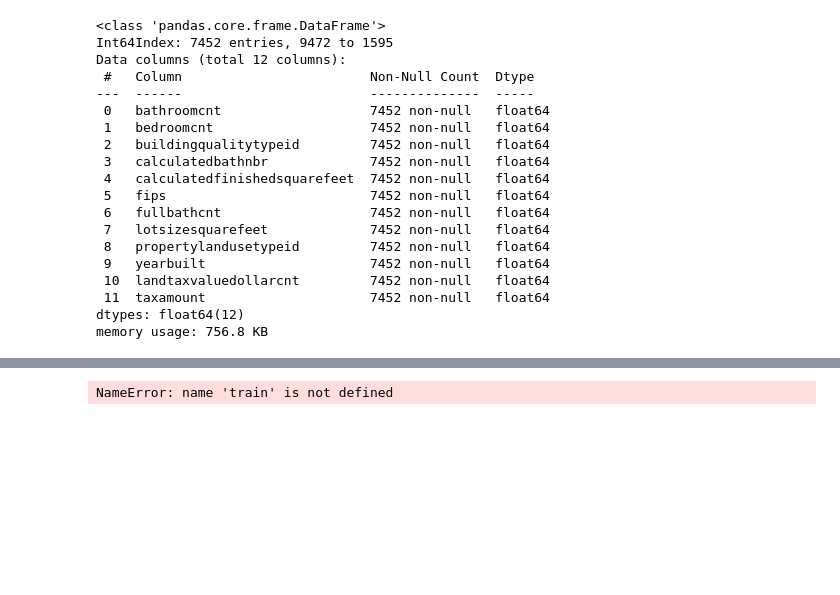
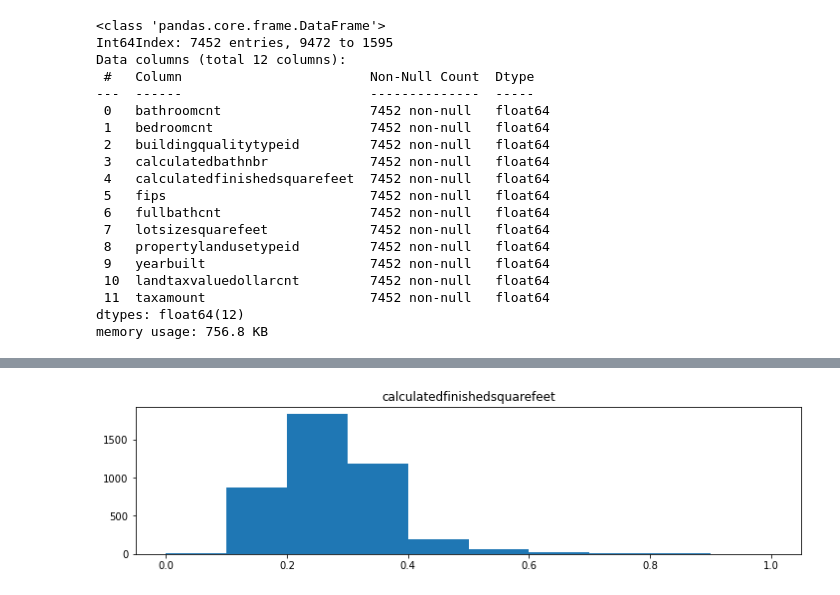
Before and after one commit to ljackson707/regression-exercises, a Jupyter notebook: explore_zillow.ipynb, the cells around one changed output, grey strips where cells are left out. Saved outputs shown, nothing was run; the diff lists cells and outputs as text; code cells hidden in the pictures; blank space fills up the shorter version.

```diff
--- a/explore_zillow.ipynb
+++ b/explore_zillow.ipynb
@@ -272,7 +272,37 @@ import sklearn.preprocessing
 # %%
 from scale import visualize_scaled_date
 from scale import minmax_scale
-# %%
-visualize_scaled_date(sklearn.preprocessing.MinMaxScaler(), 'Min Max Scaler', 'calculatedfinishedsquarefeet')
-# %% [output]
-NameError: name 'train' is not defined
+# %%
+def minmax_scale(train, validate, test):
+
+    # Make the thing
+    scaler = sklearn.preprocessing.MinMaxScaler()
+
+    # We fit on the training data
+    # in a way, we treat our scalers like our ML models
+    # we only .fit on the training data
+    scaler.fit(train)
+
+    train_scaled = scaler.transform(train)
+    validate_scaled = scaler.transform(validate)
+    test_scaled = scaler.transform(test)
+
+    # turn the numpy arrays into dataframes
+    train_scaled = pd.DataFrame(train_scaled, columns=train.columns)
+    validate_scaled = pd.DataFrame(validate_scaled, columns=train.columns)
+    test_scaled = pd.DataFrame(test_scaled, columns=train.columns)
+
+    fig = plt.figure(figsize=(12, 6))
+    gs = plt.GridSpec(2,2)
+
+    ax1 = fig.add_subplot(gs[0, :])
+
+    ax1.title.set_text('calculatedfinishedsquarefeet')
+
+    ax1.hist(train_scaled.calculatedfinishedsquarefeet)
+
+    return train_scaled, validate_scaled, test_scaled
+# %%
+train_scaled, validate_scaled, test_scaled =  minmax_scale(train, validate, test)
+# %% [output]
+[figure, added]
```
Also changed, not shown: parts of 4 cells of this notebook.
